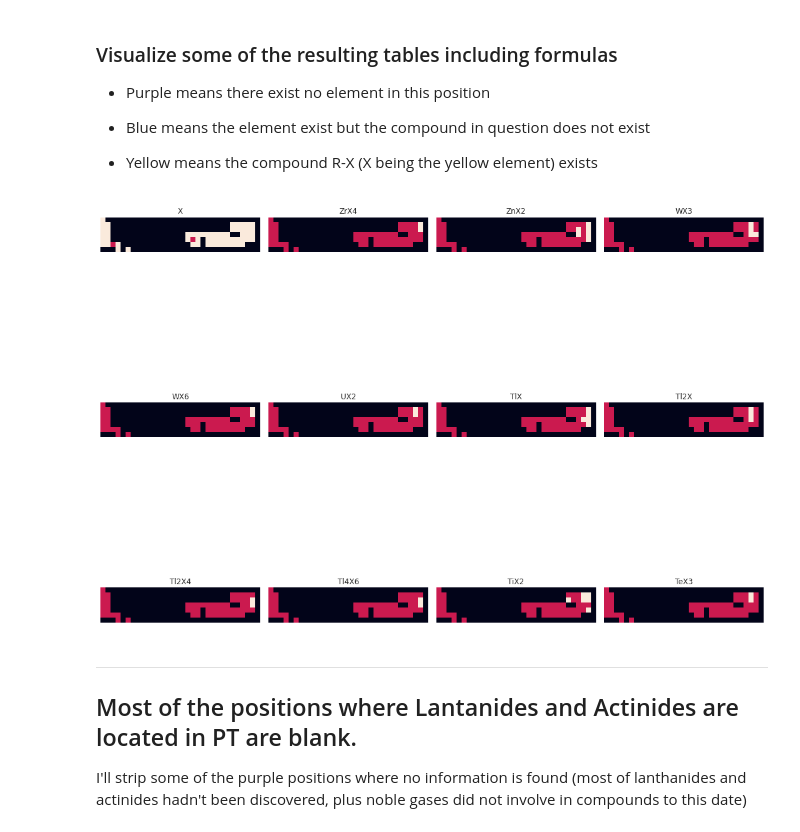
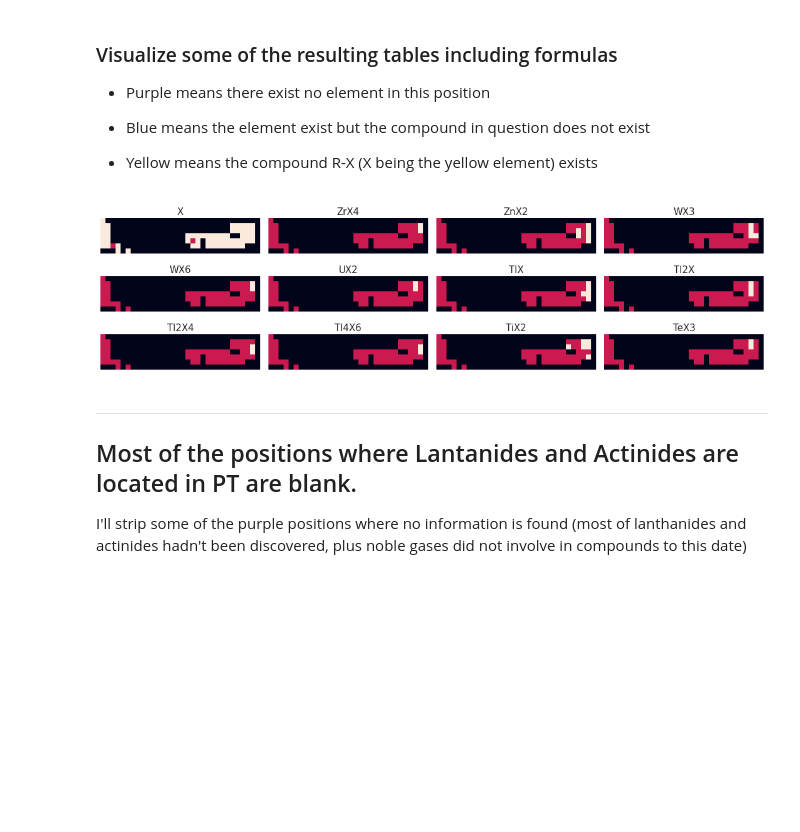
Before and after one commit to doncamilom/1868_SubstancesStudy, a Jupyter notebook: Analysis.ipynb, the cells around one changed output. Drawn from its saved outputs; the diff is of its cells as text; code cells hidden in the pictures; blank space fills up the shorter version.

Commit message:
New funcs + corrections + plots for expo with Prof. Stadler

```diff
--- a/Analysis.ipynb
+++ b/Analysis.ipynb
@@ -48,26 +48,28 @@ print(elemList[:10])
 # %%
 def getFormula(R,elemList):
     """Convert R vector into string composition:
     [0,1,0,...,4,6] --> Ti4X6 for instance """
 
     form = ''
     for i in np.nonzero(R[:-1])[0]:
         form += elemList[i]
         if R[i] != 1:
             form += str(int(R[i]))
     return form + f'X{int(R[-1]) if R[-1]!=1 else ""}'
 
 
 N = 3
-fig = plt.figure(figsize=(15,5*N))
+fig = plt.figure(figsize=(15,1.4*N))
 for i in range(4*N):
     ax = fig.add_subplot(N,4,i+1)
-    ax.set_title(getFormula(r[i],elemList))
+    ax.set_title(getFormula(r[i],elemList),fontsize=15)
     ax.imshow(t[i])
     ax.axis('off')
 plt.tight_layout()
+
+#plt.savefig('/home/andres/Schreibtisch/GR/work/inf/tables.png',dpi=300)
 # %% [output]
-[figure, old version]
+[figure, new version]
 # %% [markdown]
 ---
 ## Most of the positions where Lantanides and Actinides are located in PT are blank.
```
Also changed, not shown: parts of 21 cells of this notebook, 21 other files.
